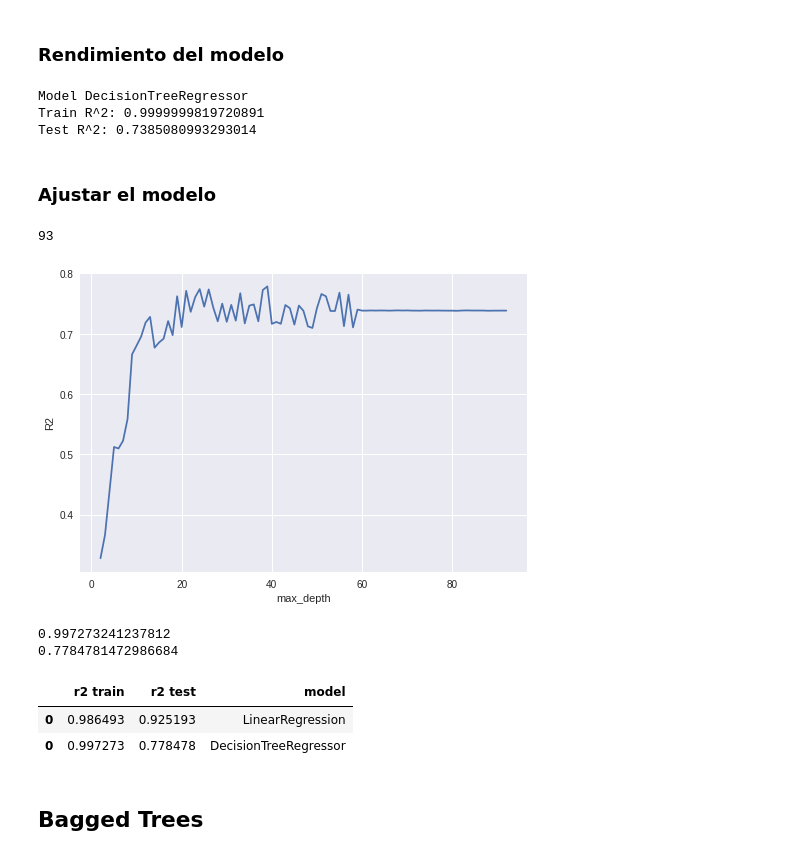
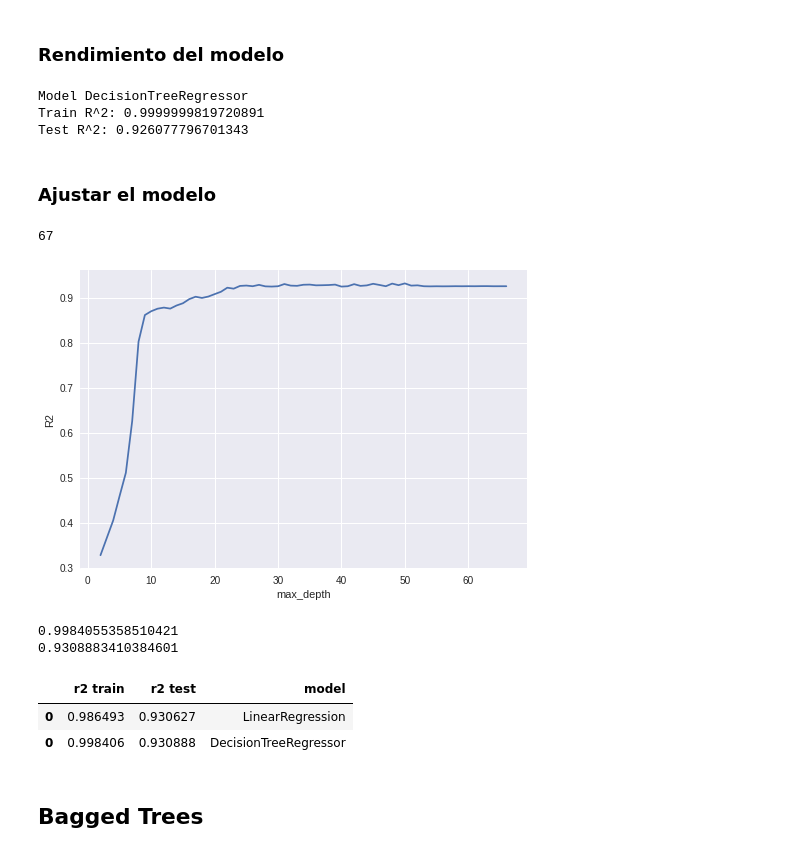
Before and after one commit to Dannais/Old-Car-Price-Prediction, a Jupyter notebook: Old_Car_Price_Prediction.ipynb, the cells around one changed output. Drawn from its saved outputs; the diff is of its cells as text; code cells hidden in the pictures.

```diff
--- a/Old_Car_Price_Prediction.ipynb
+++ b/Old_Car_Price_Prediction.ipynb
@@ -327,3 +354,14 @@ Data columns (total 9 columns):
  8   Seats                5436 non-null   int64
 dtypes: float64(1), int64(5), object(3)
 memory usage: 424.7+ KB
+# %%
+# Añadir campo de marca de carro
+df_brand = df["car_name"].str.split(" ",n=1,expand=True)
+df_brand.columns = ['Brand', 'only_car_name']
+
+# Añadir estos campos al df
+df = pd.concat([df_brand, df], axis=1)
+
+## Eliminar campos car_name
+df = df.drop(columns=['car_name'])
+df.head()
@@ -333,11 +378,14 @@ memory usage: 424.7+ KB
 Producir visuales univariantes para el objetivo y todas las características
 # %%
 # Histograma de precios
+plt.style.use('seaborn')
 plt.figure(figsize=[13,8])
 df['car_prices_in_rupee'].hist(bins = 30,
                                edgecolor = 'black')
 
 plt.ticklabel_format(useOffset=False, style='plain')
+plt.ylabel('Frecuencia')
+plt.xlabel('Precios')
 plt.xticks(rotation = 45)
 plt.show()
 # %% [output]
@@ -421,0 +471,8 @@ plt.show()
+# %%
+plt.style.use('seaborn')
+plt.scatter(df['manufacture'], df['car_prices_in_rupee'], cmap='viridis')
+plt.ticklabel_format(useOffset=False, style='plain')
+plt.xlabel('Año Manufacturado')
+plt.ylabel('Precio')
+plt.title('Precio por Año manufacturado del carro \n')
+plt.show()
@@ -450,2 +510,13 @@ plt.show()
 # %% [markdown]
 > De acuerdo con la gráfica, tenemos varios precios por encima de la gráfica como datos átipicos, es decir, que son precios muy elevados frente a la mayoría de datos
+# %%
+plt.style.use('seaborn')
+plt.scatter((df[df['transmission']=='Automatic'])['manufacture'], (df[df['transmission']=='Automatic'])['car_prices_in_rupee'], c='#7f7f7f', label ='Automatic')
+plt.scatter((df[df['transmission']=='Manual'])['manufacture'], (df[df['transmission']=='Manual'])['car_prices_in_rupee'], c='#ff9700', label ='Manual')
+
+plt.ticklabel_format(useOffset=False, style='plain')
+plt.legend(title="Transmisión")
+plt.xlabel('Año Manufacturado')
+plt.ylabel('Precio')
+plt.title('Precio por Año manufacturado del carro por tipo de Transmisión \n')
+plt.show()
@@ -575,55 +650,56 @@ print('Test R^2:', dec_tree_r2_test)
 # %% [output]
 Model DecisionTreeRegressor
 Train R^2: 0.9999999819720891
-Test R^2: 0.7385080993293014
+Test R^2: 0.926077796701343
 # %% [markdown]
 ### Ajustar el modelo
 # %%
 # ¿Cuál era la profundidad de nuestro árbol por defecto?
 dec_tree.get_depth()
 # %% [output]
-93
+67
 # %%
 # Lista de valores a probar para max_depth:
-max_depth_range = list(range(2, 93))
+max_depth_range = list(range(2, 67))
 
 # Lista para almacenar la puntuación para cada valor de max_depth:
 r2 = []
 for depth in max_depth_range:
     dec_tree = DecisionTreeRegressor(max_depth = depth,
                              random_state = 42)
     dec_tree.fit(X_train, y_train)
     score = dec_tree.score(X_test, y_test)
     r2.append(score)
 
 # Visualizamos qué max_depth lleva a una puntuación R2 más alta
 import matplotlib.pyplot as plt
 plt.plot(max_depth_range, r2)
 plt.xlabel('max_depth')
 plt.ylabel('R2');
 # %% [output]
-[figure, old version]
+[figure, new version]
 # %%
 # Ejecutemos el modelo con nuestro valor optimizado para max_depth
-dec_tree_39 = DecisionTreeRegressor(max_depth = 39, random_state = 42)
-dec_tree_39.fit(X_train, y_train)
+dec_tree_31 = DecisionTreeRegressor(max_depth = 31
+                                    , random_state = 42)
+dec_tree_31.fit(X_train, y_train)
 
 # Predicciones
-tree_train_preds_39 = dec_tree_39.predict(X_train)
-tree_test_preds_39 = dec_tree_39.predict(X_test)
+tree_train_preds_31 = dec_tree_31.predict(X_train)
+tree_test_preds_31 = dec_tree_31.predict(X_test)
 
-tree_r2_train_39 = r2_score(y_train, tree_train_preds_39)
-tree_r2_test_39 = r2_score(y_test, tree_test_preds_39)
-print(tree_r2_train_39)
-print(tree_r2_test_39)
+tree_r2_train_31 = r2_score(y_train, tree_train_preds_31)
+tree_r2_test_31 = r2_score(y_test, tree_test_preds_31)
+print(tree_r2_train_31)
+print(tree_r2_test_31)
 # %% [output]
-0.997273241237812
-0.7784781472986684
+0.9984055358510421
+0.9308883410384601
 # %%
 # Colocamos los resultados del modelo DecisionTreeRegressor en un df
 df_metricas_dectree =   pd.DataFrame({
-                        'r2 train'  : [tree_r2_train_39],
-                        'r2 test'    : [tree_r2_test_39],
+                        'r2 train'  : [tree_r2_train_31],
+                        'r2 test'    : [tree_r2_test_31],
                         'model'     : ['DecisionTreeRegressor']
                      })
 
@@ -634,8 +710,8 @@ frames.append(df_metricas_dectree)
 pd.concat(frames)
 # %% [output]
 |  | r2 train | r2 test | model |
-| 0 | 0.986493 | 0.925193 | LinearRegression |
-| 0 | 0.997273 | 0.778478 | DecisionTreeRegressor |
+| 0 | 0.986493 | 0.930627 | LinearRegression |
+| 0 | 0.998406 | 0.930888 | DecisionTreeRegressor |
 # %% [markdown]
 ## Bagged Trees
 # %% [markdown]
```
Also changed, not shown: parts of 22 cells of this notebook.
